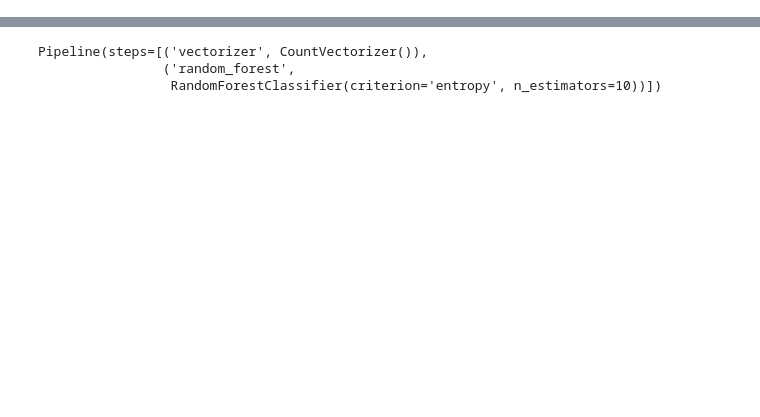
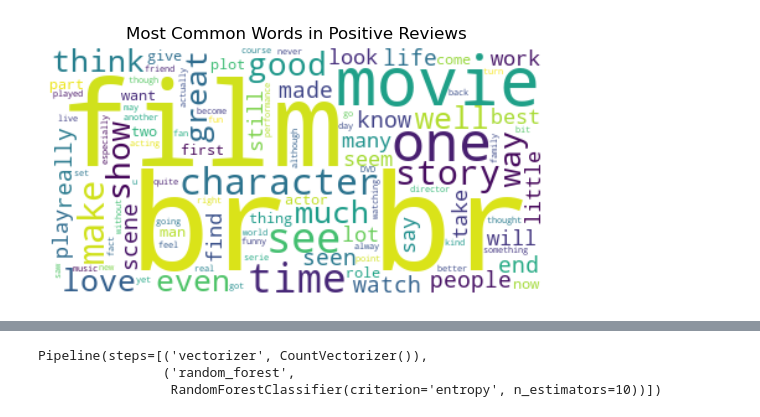
Before and after one commit to AbhinandanVijan/DeepLearning, a Jupyter notebook: sanandra_avijan_satviksi_project.ipynb, the cells around one changed output, grey strips where cells are left out. Saved outputs shown, nothing was run; the diff lists cells and outputs as text; code cells hidden in the pictures; blank space fills up the shorter version.

```diff
--- a/sanandra_avijan_satviksi_project.ipynb
+++ b/sanandra_avijan_satviksi_project.ipynb
@@ -19,0 +108,10 @@ df['sentiment'] = df['sentiment'].map({'positive':1, 'negative': 0})
+# %%
+positive_reviews = df[df['sentiment'] == 1]
+positive_text = ' '.join(positive_reviews['review'])
+wordcloud = WordCloud(max_words=100, background_color='white').generate(positive_text)
+plt.imshow(wordcloud, interpolation='bilinear')
+plt.axis('off')
+plt.title('Most Common Words in Positive Reviews')
+plt.show()
+# %% [output]
+[figure, added]
```
Also changed, not shown: parts of 26 cells of this notebook.
